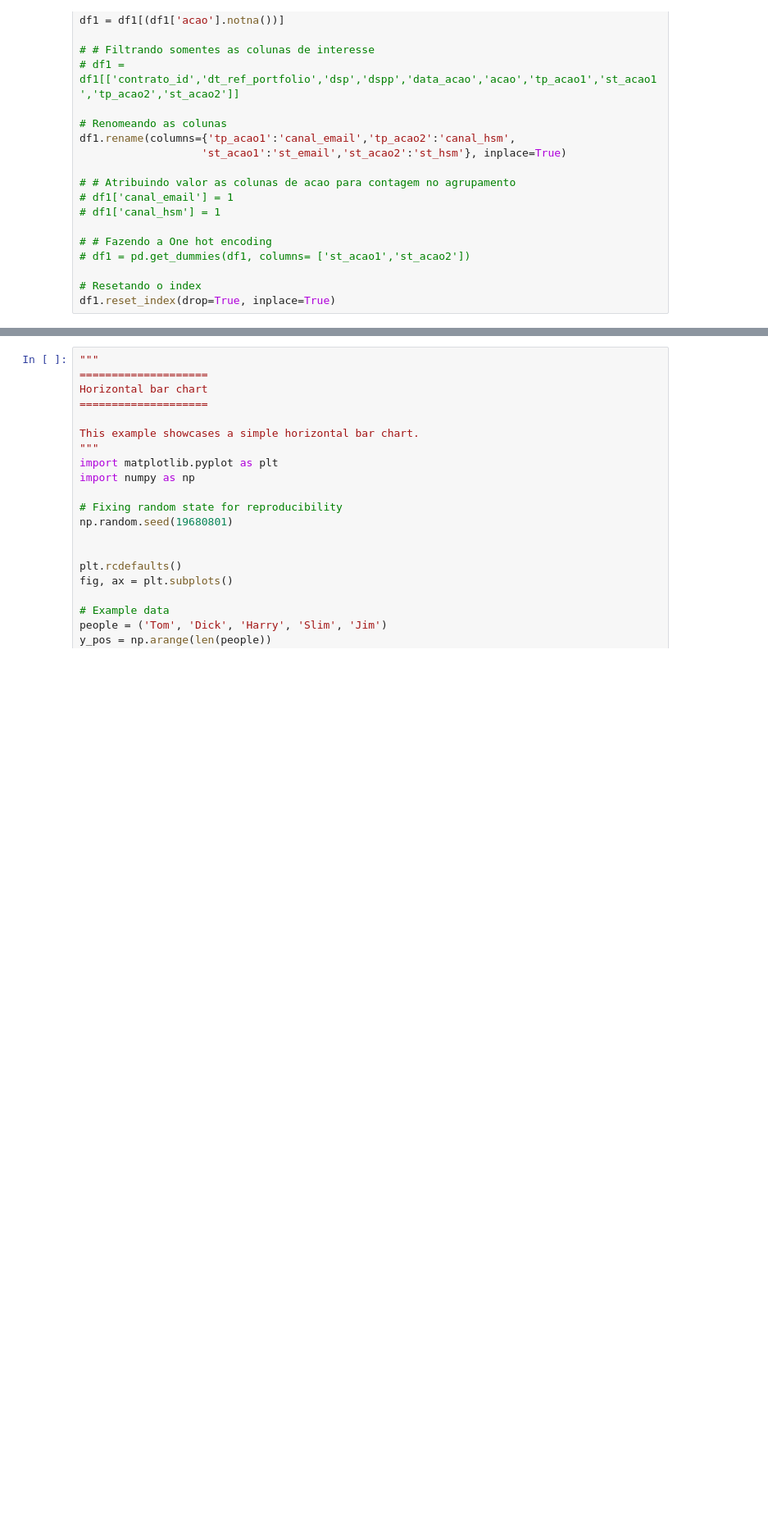
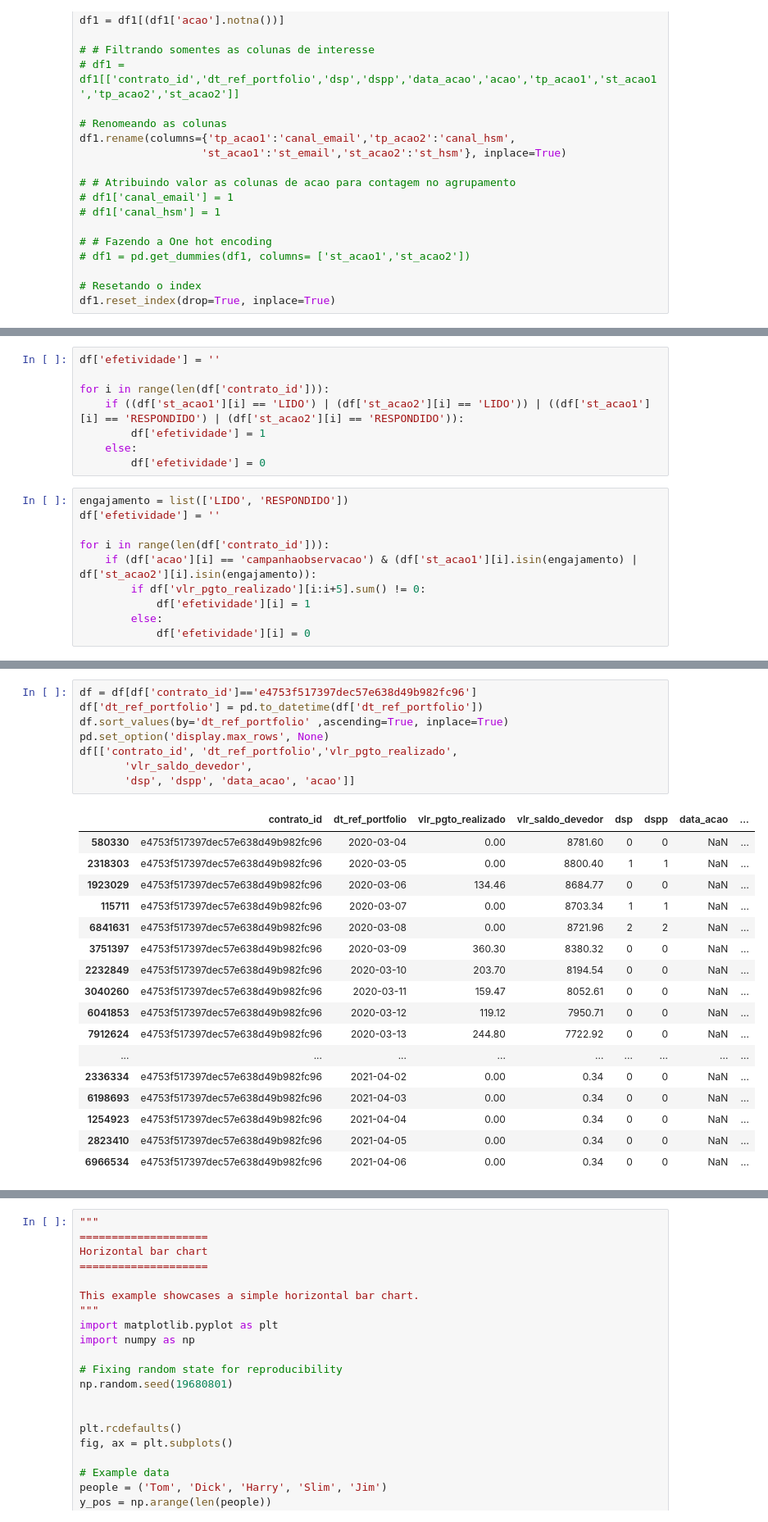
Before and after one commit to Robisonnunes/DC2022_robison_nunes, a Jupyter notebook: data_analysis_dc22.ipynb, the cells around one changed output, grey strips where cells are left out. Shown at 82% size. Drawn from its saved outputs; the diff is of its cells as text; blank space fills up the shorter version.

Commit message:
efetividade

```diff
--- a/data_analysis_dc22.ipynb
+++ b/data_analysis_dc22.ipynb
@@ -534,0 +620,18 @@ qual_qual(df1, 'acao', 'st_hsm')
+# %%
+df['efetividade'] = ''
+
+for i in range(len(df['contrato_id'])):
+    if ((df['st_acao1'][i] == 'LIDO') | (df['st_acao2'][i] == 'LIDO')) | ((df['st_acao1'][i] == 'RESPONDIDO') | (df['st_acao2'][i] == 'RESPONDIDO')):
+        df['efetividade'] = 1
+    else:
+        df['efetividade'] = 0
+# %%
+engajamento = list(['LIDO', 'RESPONDIDO'])
+df['efetividade'] = ''
+
+for i in range(len(df['contrato_id'])):
+    if (df['acao'][i] == 'campanhaobservacao') & (df['st_acao1'][i].isin(engajamento) | df['st_acao2'][i].isin(engajamento)):
+        if df['vlr_pgto_realizado'][i:i+5].sum() != 0:
+            df['efetividade'][i] = 1
+        else:
+            df['efetividade'][i] = 0
@@ -534,0 +654,26 @@ qual_qual(df1, 'acao', 'st_hsm')
+# %%
+df = df[df['contrato_id']=='e4753f517397dec57e638d49b982fc96']
+df['dt_ref_portfolio'] = pd.to_datetime(df['dt_ref_portfolio'])
+df.sort_values(by='dt_ref_portfolio' ,ascending=True, inplace=True)
+pd.set_option('display.max_rows', None)
+df[['contrato_id', 'dt_ref_portfolio','vlr_pgto_realizado',
+       'vlr_saldo_devedor',
+       'dsp', 'dspp', 'data_acao', 'acao']]
+# %% [output]
+|  | contrato_id | dt_ref_portfolio | vlr_pgto_realizado | vlr_saldo_devedor | dsp | dspp | data_acao | ... |
+| 580330 | e4753f517397dec57e638d49b982fc96 | 2020-03-04 | 0.00 | 8781.60 | 0 | 0 | NaN | ... |
+| 2318303 | e4753f517397dec57e638d49b982fc96 | 2020-03-05 | 0.00 | 8800.40 | 1 | 1 | NaN | ... |
+| 1923029 | e4753f517397dec57e638d49b982fc96 | 2020-03-06 | 134.46 | 8684.77 | 0 | 0 | NaN | ... |
+| 115711 | e4753f517397dec57e638d49b982fc96 | 2020-03-07 | 0.00 | 8703.34 | 1 | 1 | NaN | ... |
+| 6841631 | e4753f517397dec57e638d49b982fc96 | 2020-03-08 | 0.00 | 8721.96 | 2 | 2 | NaN | ... |
+| 3751397 | e4753f517397dec57e638d49b982fc96 | 2020-03-09 | 360.30 | 8380.32 | 0 | 0 | NaN | ... |
+| 2232849 | e4753f517397dec57e638d49b982fc96 | 2020-03-10 | 203.70 | 8194.54 | 0 | 0 | NaN | ... |
+| 3040260 | e4753f517397dec57e638d49b982fc96 | 2020-03-11 | 159.47 | 8052.61 | 0 | 0 | NaN | ... |
+| 6041853 | e4753f517397dec57e638d49b982fc96 | 2020-03-12 | 119.12 | 7950.71 | 0 | 0 | NaN | ... |
+| 7912624 | e4753f517397dec57e638d49b982fc96 | 2020-03-13 | 244.80 | 7722.92 | 0 | 0 | NaN | ... |
+| ... | ... | ... | ... | ... | ... | ... | ... | ... |
+| 2336334 | e4753f517397dec57e638d49b982fc96 | 2021-04-02 | 0.00 | 0.34 | 0 | 0 | NaN | ... |
+| 6198693 | e4753f517397dec57e638d49b982fc96 | 2021-04-03 | 0.00 | 0.34 | 0 | 0 | NaN | ... |
+| 1254923 | e4753f517397dec57e638d49b982fc96 | 2021-04-04 | 0.00 | 0.34 | 0 | 0 | NaN | ... |
+| 2823410 | e4753f517397dec57e638d49b982fc96 | 2021-04-05 | 0.00 | 0.34 | 0 | 0 | NaN | ... |
+| 6966534 | e4753f517397dec57e638d49b982fc96 | 2021-04-06 | 0.00 | 0.34 | 0 | 0 | NaN | ... |
```
Also changed, not shown: parts of 19 cells of this notebook.
